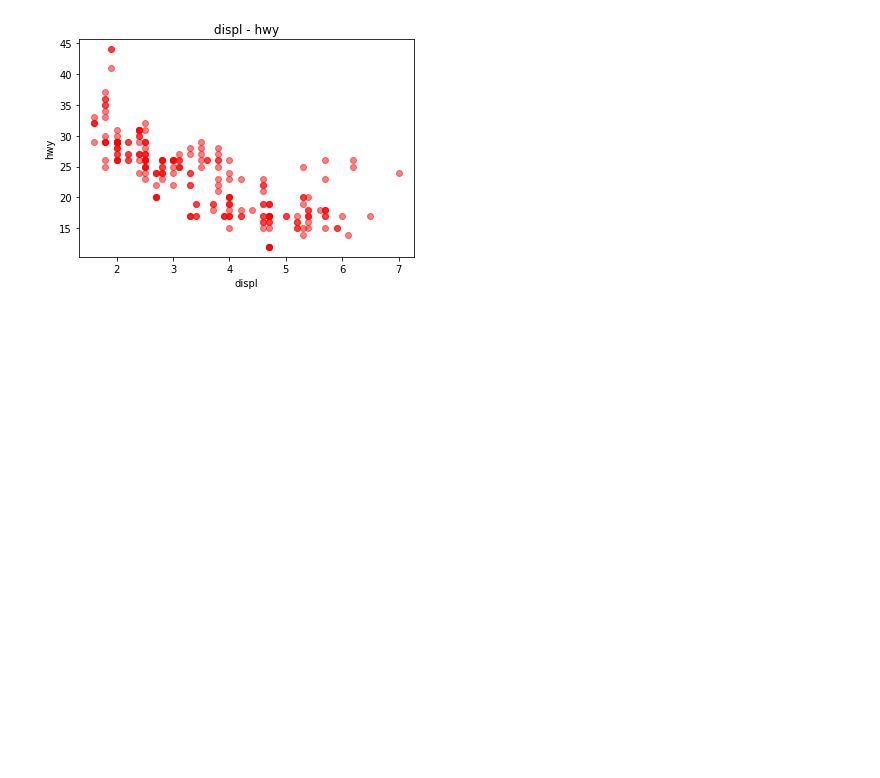
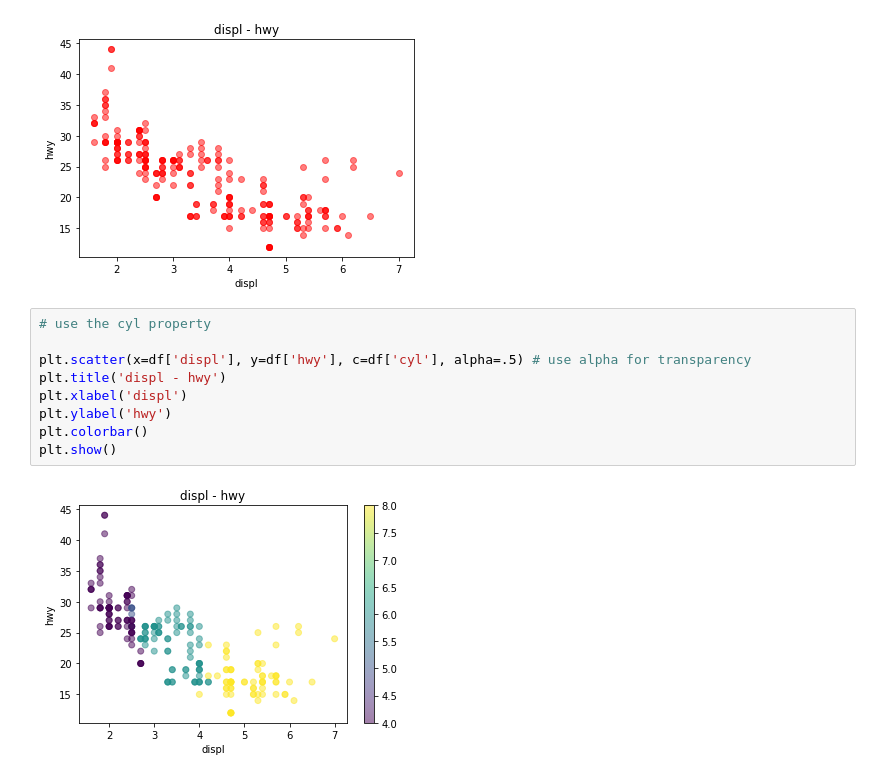
Before and after one commit to exeboy/PythonVisualization, a Jupyter notebook: Data_Visualization.ipynb, the cells around one changed output. Saved outputs shown, nothing was run; the diff lists cells and outputs as text; blank space fills up the shorter version.

```diff
--- a/Data_Visualization.ipynb
+++ b/Data_Visualization.ipynb
@@ -41,3 +41,14 @@ plt.ylabel('hwy')
 plt.show()
 # %% [output]
 [figure]
+# %%
+# use the cyl property
+
+plt.scatter(x=df['displ'], y=df['hwy'], c=df['cyl'], alpha=.5) # use alpha for transparency
+plt.title('displ - hwy')
+plt.xlabel('displ')
+plt.ylabel('hwy')
+plt.colorbar()
+plt.show()
+# %% [output]
+[figure, added]
```
